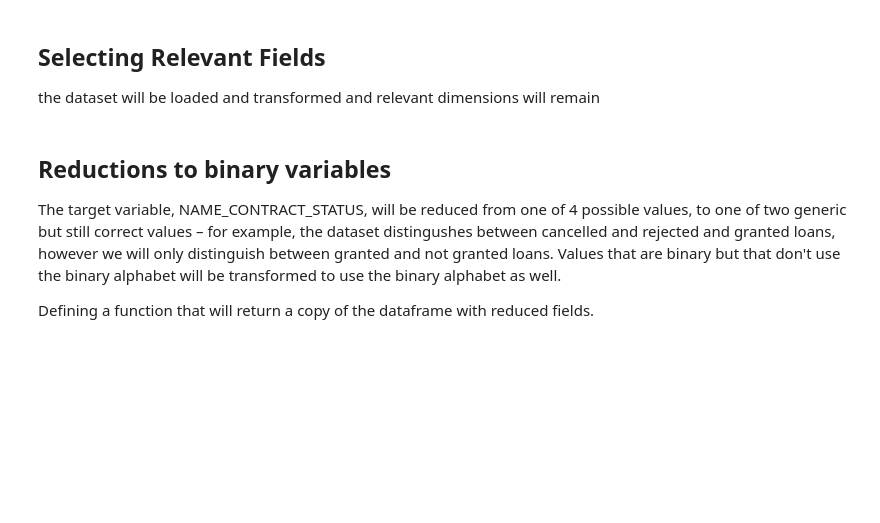
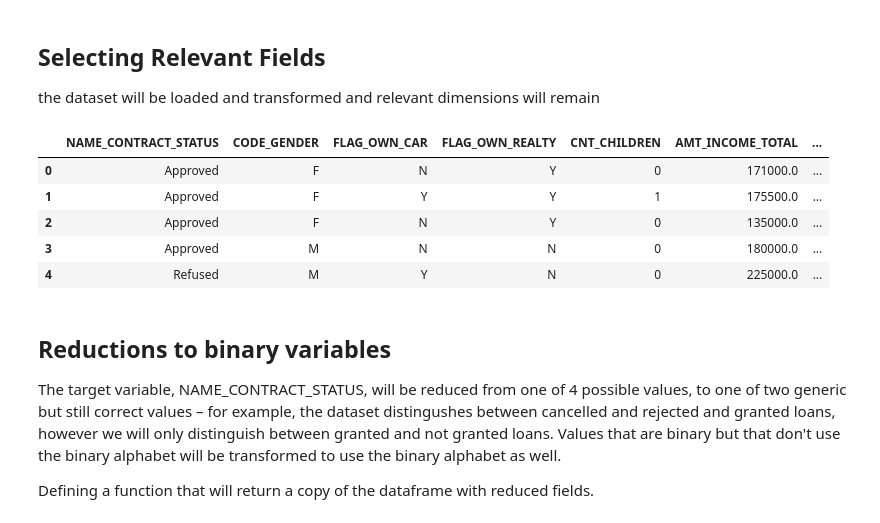
Before and after one commit to DanielHunte/Credit-Analysis, a Jupyter notebook: model-selection.ipynb, the cells around one changed output. Saved outputs shown, nothing was run; the diff lists cells and outputs as text; code cells hidden in the pictures; blank space fills up the shorter version.

```diff
--- a/model-selection.ipynb
+++ b/model-selection.ipynb
@@ -11,22 +11,30 @@ the dataset will be loaded and transformed and relevant dimensions will remain
 # %%
 #TODO: remove the nrows argument when done testing
 df = pd.read_csv('database.csv', nrows=2500)[[
     'NAME_CONTRACT_STATUS',
     'CODE_GENDER',
     'FLAG_OWN_CAR',
     'FLAG_OWN_REALTY',
     'CNT_CHILDREN',
     'AMT_INCOME_TOTAL',
     'AMT_CREDIT',
     'NAME_INCOME_TYPE',
     'NAME_EDUCATION_TYPE',
     'NAME_FAMILY_STATUS',
     'NAME_HOUSING_TYPE',
     'DAYS_BIRTH',
     'DAYS_EMPLOYED',
     'OCCUPATION_TYPE',
     'CNT_FAM_MEMBERS'
 ]]
+df.head()
+# %% [output]
+|  | NAME_CONTRACT_STATUS | CODE_GENDER | FLAG_OWN_CAR | FLAG_OWN_REALTY | CNT_CHILDREN | AMT_INCOME_TOTAL | ... |
+| 0 | Approved | F | N | Y | 0 | 171000.0 | ... |
+| 1 | Approved | F | Y | Y | 1 | 175500.0 | ... |
+| 2 | Approved | F | N | Y | 0 | 135000.0 | ... |
+| 3 | Approved | M | N | N | 0 | 180000.0 | ... |
+| 4 | Refused | M | Y | N | 0 | 225000.0 | ... |
 # %% [markdown]
 ## Reductions to binary variables
 
```
Also changed, not shown: parts of 11 cells of this notebook.
